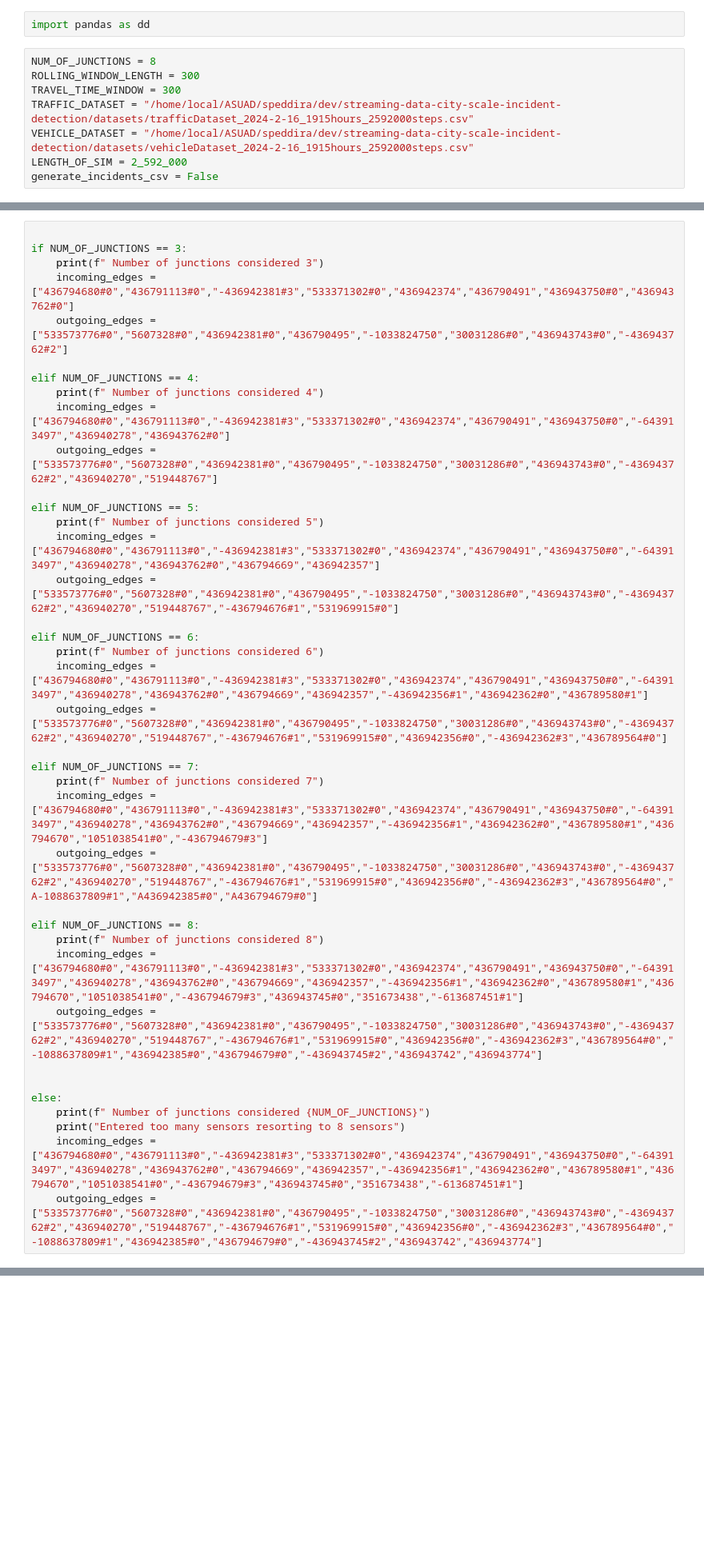
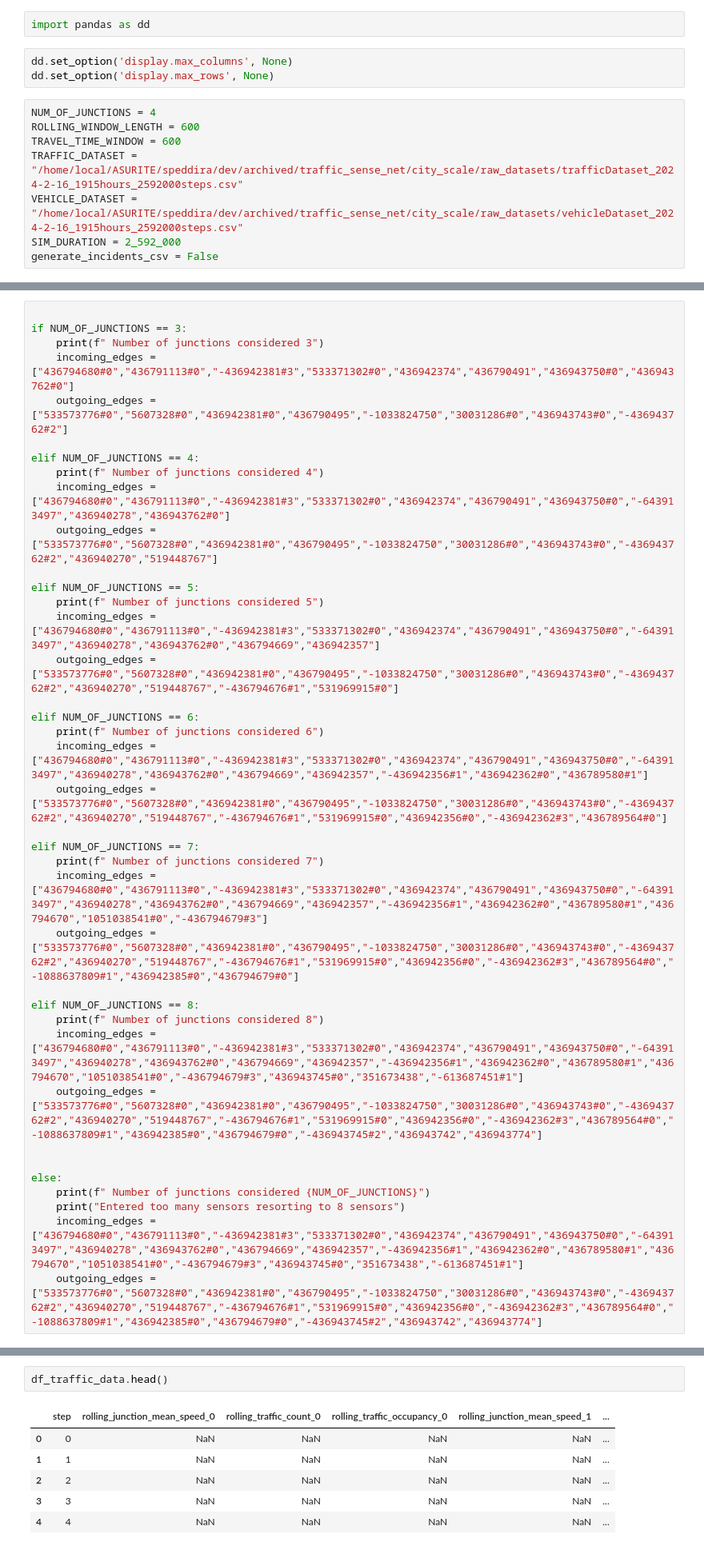
Before and after one commit to MPSLab-ASU/IncidentNet, a Jupyter notebook: city_scale/process_dataset.ipynb, the cells around one changed output, grey strips where cells are left out. Shown: that part at 80% size. Saved outputs shown, nothing was run; the diff lists cells and outputs as text; blank space fills up the shorter version.

```diff
--- a/city_scale/process_dataset.ipynb
+++ b/city_scale/process_dataset.ipynb
@@ -1,12 +1,15 @@
 # %%
 import pandas as dd
+# %%
+dd.set_option('display.max_columns', None)
+dd.set_option('display.max_rows', None)
 # %%
-NUM_OF_JUNCTIONS = 8
-ROLLING_WINDOW_LENGTH = 300
-TRAVEL_TIME_WINDOW = 300
-TRAFFIC_DATASET = "/home/local/ASUAD/speddira/dev/streaming-data-city-scale-incident-detection/datasets/trafficDataset_2024-2-16_1915hours_2592000steps.csv"
-VEHICLE_DATASET = "/home/local/ASUAD/speddira/dev/streaming-data-city-scale-incident-detection/datasets/vehicleDataset_2024-2-16_1915hours_2592000steps.csv"
-LENGTH_OF_SIM = 2_592_000
+NUM_OF_JUNCTIONS = 4
+ROLLING_WINDOW_LENGTH = 600
+TRAVEL_TIME_WINDOW = 600
+TRAFFIC_DATASET = "/home/local/ASURITE/speddira/dev/archived/traffic_sense_net/city_scale/raw_datasets/trafficDataset_2024-2-16_1915hours_2592000steps.csv"
+VEHICLE_DATASET = "/home/local/ASURITE/speddira/dev/archived/traffic_sense_net/city_scale/raw_datasets/vehicleDataset_2024-2-16_1915hours_2592000steps.csv"
+SIM_DURATION = 2_592_000
 generate_incidents_csv = False
 # %%
 print(f"Number of junctions considered for dataset prep: {NUM_OF_JUNCTIONS}")
@@ -58,7 +65,7 @@ elif NUM_OF_JUNCTIONS == 6:
 elif NUM_OF_JUNCTIONS == 7:
     print(f" Number of junctions considered 7")
     incoming_edges = ["436794680#0","436791113#0","-436942381#3","533371302#0","436942374","436790491","436943750#0","-643913497","436940278","436943762#0","436794669","436942357","-436942356#1","436942362#0","436789580#1","436794670","1051038541#0","-436794679#3"]
-    outgoing_edges = ["533573776#0","5607328#0","436942381#0","436790495","-1033824750","30031286#0","436943743#0","-436943762#2","436940270","519448767","-436794676#1","531969915#0","436942356#0","-436942362#3","436789564#0","A-1088637809#1","A436942385#0","A436794679#0"]
+    outgoing_edges = ["533573776#0","5607328#0","436942381#0","436790495","-1033824750","30031286#0","436943743#0","-436943762#2","436940270","519448767","-436794676#1","531969915#0","436942356#0","-436942362#3","436789564#0","-1088637809#1","436942385#0","436794679#0"]
 
 elif NUM_OF_JUNCTIONS == 8:
     print(f" Number of junctions considered 8")
@@ -109,3 +164,12 @@ df_traffic_data = dd.merge(left = df_data, right = Y , on = "step", how = "inner
+# %%
+df_traffic_data.head()
+# %% [output]
+|  | step | rolling_junction_mean_speed_0 | rolling_traffic_count_0 | rolling_traffic_occupancy_0 | rolling_junction_mean_speed_1 | ... |
+| 0 | 0 | NaN | NaN | NaN | NaN | ... |
+| 1 | 1 | NaN | NaN | NaN | NaN | ... |
+| 2 | 2 | NaN | NaN | NaN | NaN | ... |
+| 3 | 3 | NaN | NaN | NaN | NaN | ... |
+| 4 | 4 | NaN | NaN | NaN | NaN | ... |
 # %%
 dtype = {
 'step':'int64',
```
Also changed, not shown: parts of 15 cells of this notebook.
